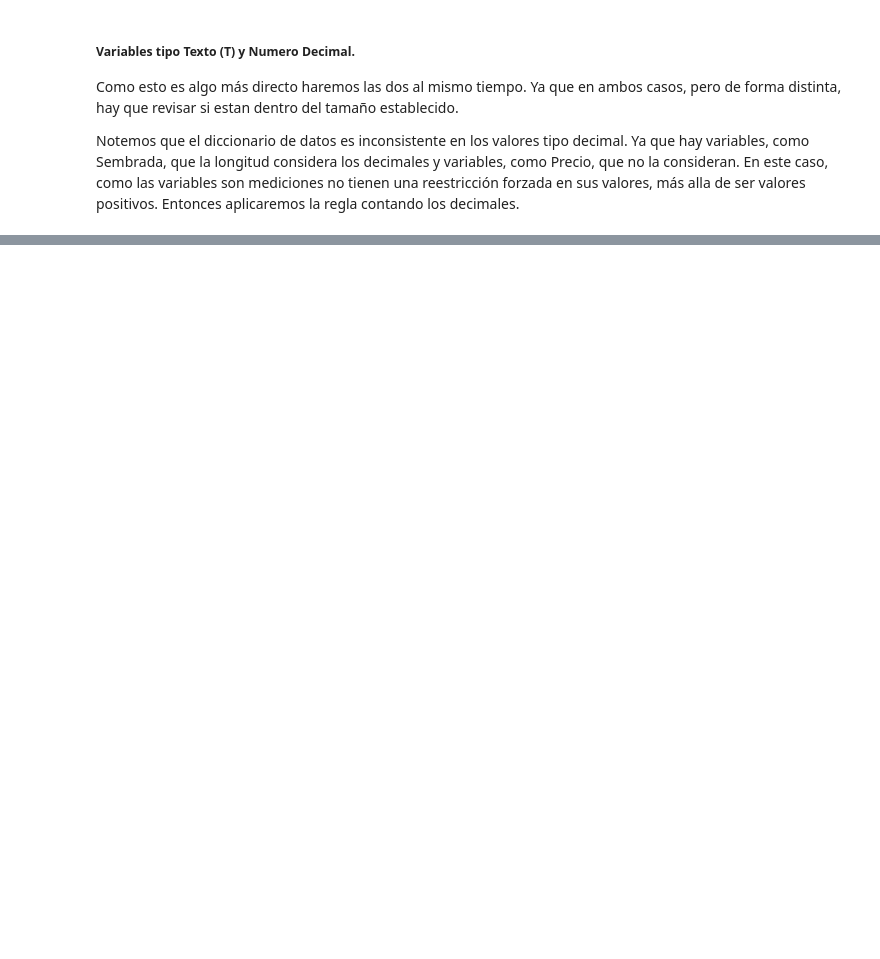
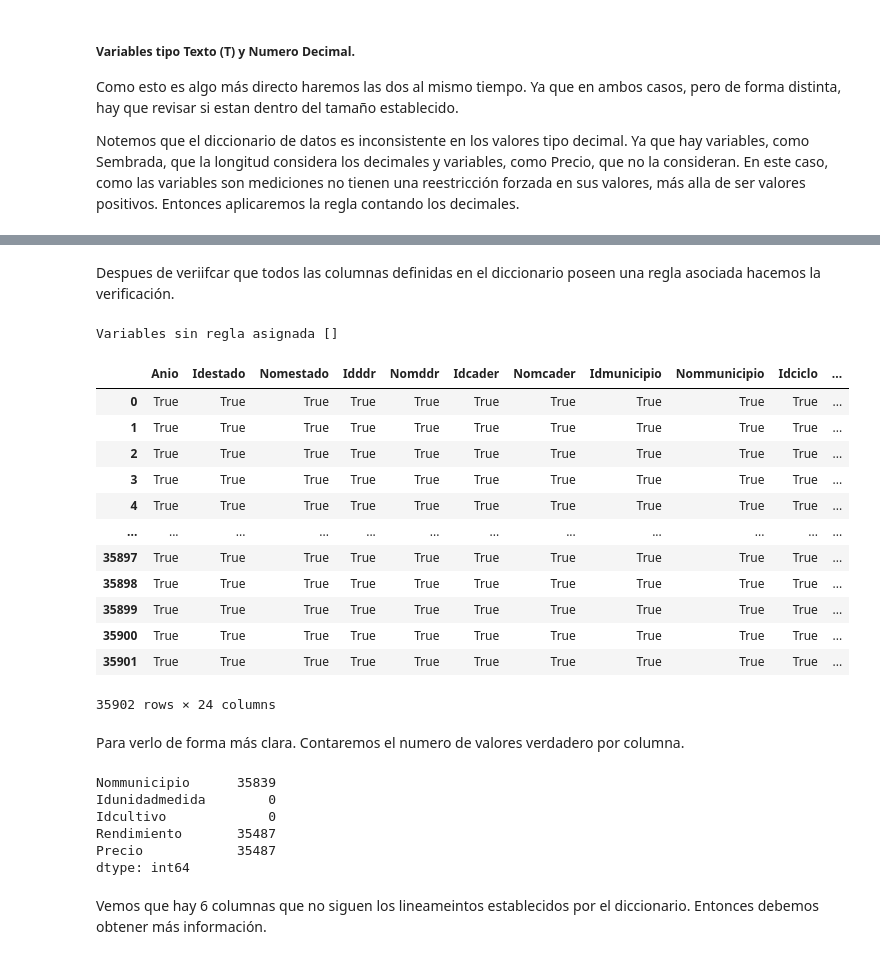
Before and after one commit to MCDagro3/proyecto_agronomia, a Jupyter notebook: notebooks/agroprod_1.ipynb, the cells around one changed output, grey strips where cells are left out. Saved outputs shown, nothing was run; the diff lists cells and outputs as text; code cells hidden in the pictures; blank space fills up the shorter version.

```diff
--- a/notebooks/agroprod_1.ipynb
+++ b/notebooks/agroprod_1.ipynb
@@ -409,8 +409,9 @@ def normtree(tree: FileTree, file_pars: dict, file_preconfig: dict, norm_rules:
     root_file = tree.root
     branch_files = tree.branch
     codebook = root_file.open(pars=[1, file_pars['root']])
-    vars , codes = file_preconfig['root'](codebook)
-    guide_vars = {v.split(":")[0]: v.split(":")[-1].strip() for v in vars}
+    vars_f , codes = file_preconfig['root'](codebook)
+    gvars = vars_f['Consecutivo\nen la base'].tolist()
+    guide_vars = {v.split(":")[0]: v.split(":")[-1].strip() for v in gvars[1:]}
     root_ext = root_file.filename.split(".")[-1]
     if root_ext == "csv":
         codes.to_csv(interm_path / root_file.filename)
@@ -439,6 +440,7 @@ def normtree(tree: FileTree, file_pars: dict, file_preconfig: dict, norm_rules:
         bfiles.append(normfile)
     normcodes = File(interm_path / root_file.filename, tree.source)
     ntree = FileTree(normcodes, bfiles, tree.source)
+    print(guide_vars)
     ntree.add_subroot(guide_vars)
     return ntree
 
@@ -532,12 +536,12 @@ def categorical_guide(value, avaib_range, **kwargs):
     av_range = re.search(cat_pattern, avaib_range)
     r_g = av_range.group(1).split(",")
     m, mm = int(r_g[0].strip()), int(r_g[-1].strip())
-    # print(m, mm)
+    # print(m, mm, value, type(value))
     values_space = set(range(m, mm + 1))
     return value in values_space
 
-categotical_rules = {catname: lambda x: categorical_guide(x, cat_vars.loc[catname, 'Rangos\nválidos']) for catname in cat_vars.index}
 
+categotical_rules = {catname: lambda x, y=cat_vars.loc[catname, 'Rangos\nválidos']: categorical_guide(x, y) for catname in cat_vars.index}
 
 # Antes de seguir quitaremos las variables previamente utilizadas para evitar sobreescritura de reglas.
 rest_codes =  codes.loc[~codes['Rangos\nválidos'].str.contains(cat_pattern, regex=True, na=False)]
@@ -574,11 +578,14 @@ text_vars = rest_codes[rest_codes["Tipo"] == "T"]
 decimal_vars = rest_codes[rest_codes["Tipo"] == "D"]
 num_vars = rest_codes[rest_codes["Tipo"] == "N"]
 
+
 ## Primero el caso del año porque es tipo entero pero esta reglamentado como si fuera texto.
 ### Esto es para indicar que el año debe escribirse en su forma completa y no resumida. Por ejemplo, 2005 en lugar de 05.
 
+
 def text_guide(value, long):
-    return 1 if len(value) <= long else 0
+    return True if len(value) <= long else False
+
 
 def decimal_guide(value, avaib_range, left = True, right = True, plus=True):
     digits = avaib_range[1:-1]
@@ -595,8 +602,7 @@ def decimal_guide(value, avaib_range, left = True, right = True, plus=True):
         check = m <= value <= mm if right else  m <= value < mm
     else:
         check = m < value <= mm if right else  m < value < mm
-    print(value,  round(value, decs))
-    check = 1 if check and value - round(value, decs) == 0 else 0
+    check = True if check and value - round(value, decs) == 0 else False
     return check
 
 
@@ -605,6 +611,6 @@ def dec_str_guide(value, long):
     num_code = "{" + num_code + "}"
     return decimal_guide(value, num_code)
 
-text_rules = {catname: lambda x: text_guide(x, text_vars.loc[catname, 'Long.']) for catname in text_vars.index}
-decimal_rules = {catname: lambda x: decimal_guide(x, decimal_vars.loc[catname, 'Rangos\nválidos']) for catname in cat_vars.index}
-decstr_rules = {catname: lambda x: decimal_guide(x, decimal_vars.loc[catname, 'Long.']) for catname in num_vars.index}
+text_rules = {catname: lambda x, y=text_vars.loc[catname, 'Long.']:text_guide(x, y) for catname in text_vars.index}
+decimal_rules = {catname: lambda x, y=decimal_vars.loc[catname, 'Rangos\nválidos']: decimal_guide(x, y) for catname in decimal_vars.index}
+decstr_rules = {catname: lambda x, y=num_vars.loc[catname, 'Long.']: dec_str_guide(x,y) for catname in num_vars.index}
@@ -610,0 +619,4 @@ decstr_rules = {catname: lambda x: decimal_guide(x, decimal_vars.loc[catname, 'L
+# %%
+datatest = norm_dgsiap.branch[0]
+test = datatest.open(pars=[1, {"index_col":0}])
+test
@@ -610,0 +637,44 @@ decstr_rules = {catname: lambda x: decimal_guide(x, decimal_vars.loc[catname, 'L
+# %% [markdown]
+Despues de veriifcar que todos las columnas definidas en el diccionario poseen una regla asociada hacemos la verificación.
+# %%
+rules = {**categotical_rules, **text_rules,**decimal_rules, **decstr_rules}
+
+var_not_rules = [v for v in test.columns if not v in set(rules.keys())]
+print("Variables sin regla asignada", var_not_rules)
+
+
+verf_rules = test.copy()
+for c in test.columns:
+    verf_rules[c]=test[c].apply(rules[c])
+
+verf_rules
+# %% [output]
+Variables sin regla asignada []
+|  | Anio | Idestado | Nomestado | Idddr | Nomddr | Idcader | Nomcader | Idmunicipio | Nommunicipio | Idciclo | ... |
+| 0 | True | True | True | True | True | True | True | True | True | True | ... |
+| 1 | True | True | True | True | True | True | True | True | True | True | ... |
+| 2 | True | True | True | True | True | True | True | True | True | True | ... |
+| 3 | True | True | True | True | True | True | True | True | True | True | ... |
+| 4 | True | True | True | True | True | True | True | True | True | True | ... |
+| ... | ... | ... | ... | ... | ... | ... | ... | ... | ... | ... | ... |
+| 35897 | True | True | True | True | True | True | True | True | True | True | ... |
+| 35898 | True | True | True | True | True | True | True | True | True | True | ... |
+| 35899 | True | True | True | True | True | True | True | True | True | True | ... |
+| 35900 | True | True | True | True | True | True | True | True | True | True | ... |
+| 35901 | True | True | True | True | True | True | True | True | True | True | ... |
+35902 rows × 24 columns
+# %% [markdown]
+Para verlo de forma más clara. Contaremos el numero de valores verdadero por columna.
+# %%
+count_true = verf_rules.sum(axis=0)
+columns_prob = count_true[count_true < verf_rules.shape[0]]
+columns_prob
+# %% [output]
+Nommunicipio      35839
+Idunidadmedida        0
+Idcultivo             0
+Rendimiento       35487
+Precio            35487
+dtype: int64
+# %% [markdown]
+Vemos que hay 6 columnas que no siguen los lineameintos establecidos por el diccionario. Entonces debemos obtener más información.
```
Also changed, not shown: parts of 10 cells of this notebook, 5 other files.
